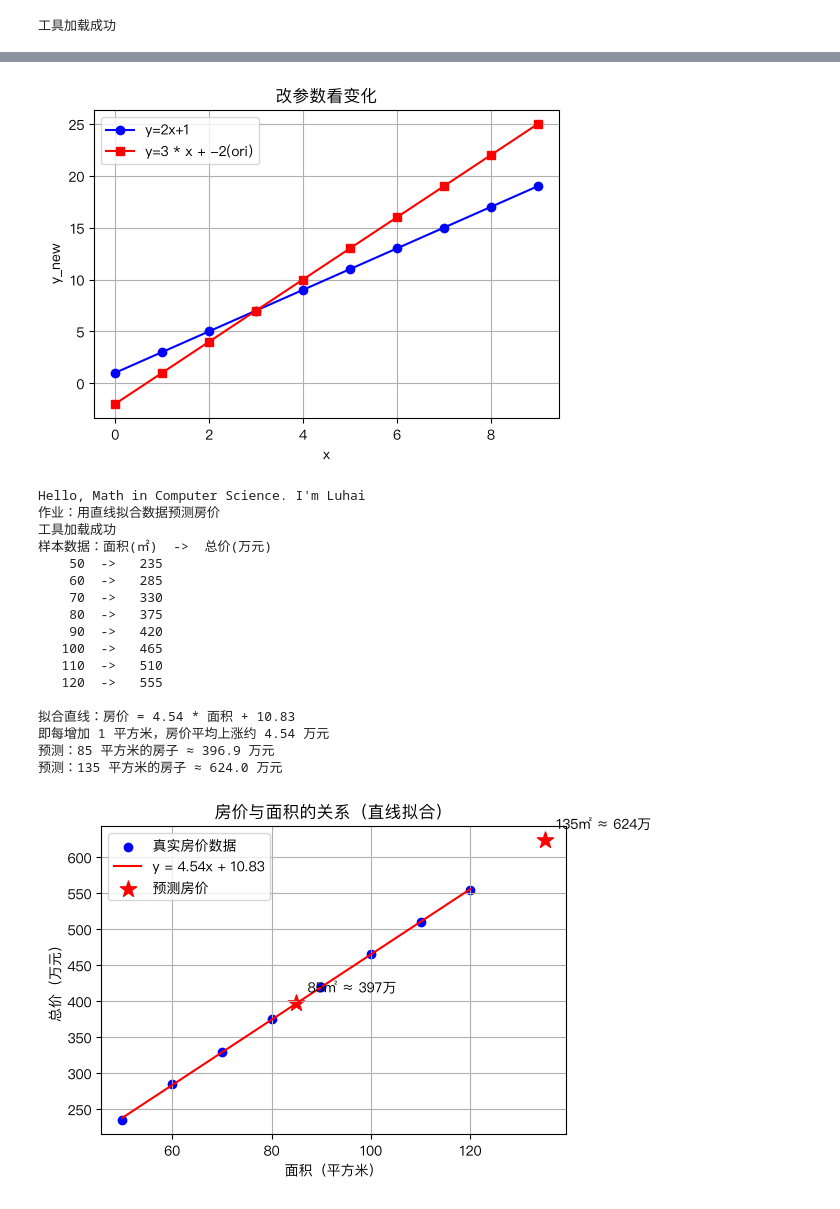
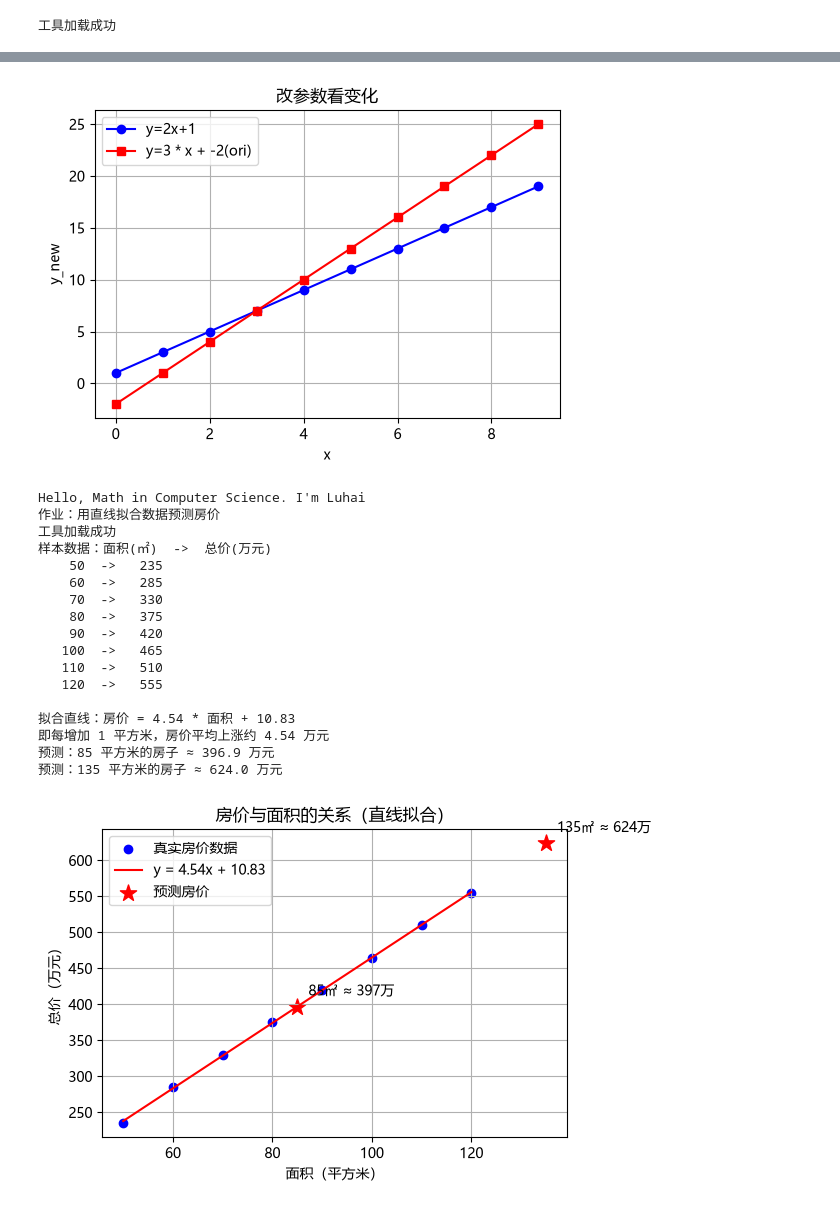
Before and after one commit to xiaohutuxian111/mathpro, a Jupyter notebook: class01_函数基础/class01-20260922.ipynb, the cells around one changed output, grey strips where cells are left out. Saved outputs shown, nothing was run; the diff lists cells and outputs as text; code cells hidden in the pictures.

```diff
--- a/class01_函数基础/class01-20260922.ipynb
+++ b/class01_函数基础/class01-20260922.ipynb
@@ -13,8 +13,11 @@ print("2的10次方 = ",2**10)
 # %%
 import numpy as np
 import matplotlib.pyplot as plt
-plt.rcParams['font.sans-serif'] =['PingFang SC']
-plt.rcParams['axes.unicode_minus'] = False
+# plt.rcParams['font.sans-serif'] =['PingFang SC']
+# plt.rcParams['axes.unicode_minus'] = False
+
+plt.rcParams["font.sans-serif"] = ["Microsoft YaHei"]
+plt.rcParams["axes.unicode_minus"] = False
 print('工具加载成功')
 # %% [output]
 工具加载成功
@@ -48,15 +51,15 @@ plt.legend()
 plt.grid(True)
 plt.show()
 # %% [output]
-[figure, old version]
+[figure, new version]
 # %%
 print("Hello, Math in Computer Science. I'm Luhai")
 print("作业：用直线拟合数据预测房价")
 
 import numpy as np
 import matplotlib.pyplot as plt
-plt.rcParams['font.sans-serif'] = ['PingFang SC']
-plt.rcParams['axes.unicode_minus'] = False
+plt.rcParams["font.sans-serif"] = ["Microsoft YaHei"]
+plt.rcParams["axes.unicode_minus"] = False
 print('工具加载成功')
 
 # ============ 1. 收集数据 ============
@@ -88,31 +91,31 @@ plt.plot(x, k * x + b, 'r-', label=f'y = {k:.2f}x + {b:.2f}')  # 拟合直线
 plt.scatter(x_new, y_pred, color='r', marker='*', s=150, label='预测房价')  # 预测点
 # 给预测点标上数值
 for i in range(len(x_new)):
     plt.annotate(f'{x_new[i]}㎡ ≈ {y_pred[i]:.0f}万',
                  (x_new[i], y_pred[i]),
                  textcoords="offset points", xytext=(8, 8))
 plt.title('房价与面积的关系（直线拟合）')
 plt.xlabel('面积（平方米）')
 plt.ylabel('总价（万元）')
 plt.legend()
 plt.grid(True)
 plt.show()
 # %% [output]
 Hello, Math in Computer Science. I'm Luhai
 作业：用直线拟合数据预测房价
 工具加载成功
 样本数据：面积(㎡)  ->  总价(万元)
     50  ->   235
     60  ->   285
     70  ->   330
     80  ->   375
     90  ->   420
    100  ->   465
    110  ->   510
    120  ->   555
 
 拟合直线：房价 = 4.54 * 面积 + 10.83
 即每增加 1 平方米，房价平均上涨约 4.54 万元
 预测：85 平方米的房子 ≈ 396.9 万元
 预测：135 平方米的房子 ≈ 624.0 万元
-[figure, old version]
+[figure, new version]
```
Also changed, not shown: parts of 1 cell of this notebook, 1 other file.
